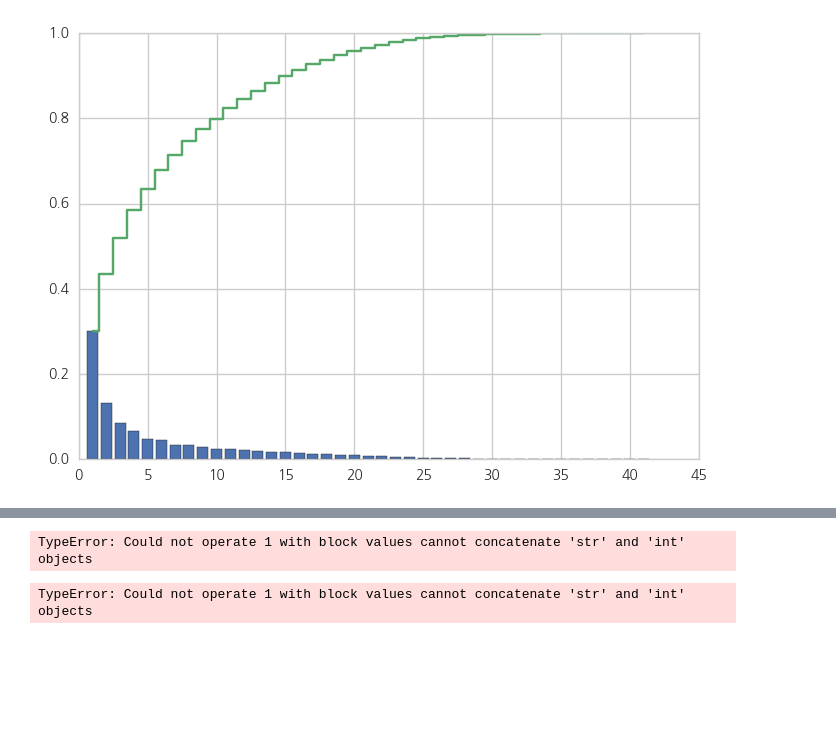
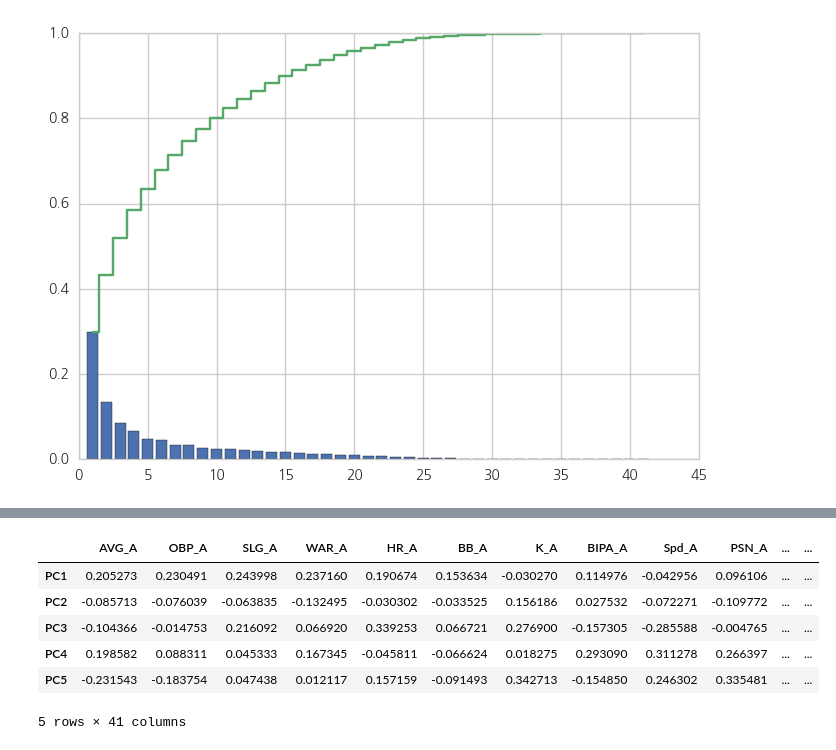
Before and after one commit to Wonheee/dss_team_project, a Jupyter notebook: Hitter_모델_PCA.ipynb, the cells around one changed output, grey strips where cells are left out. Cells and saved outputs as stored; diff of their text form; code cells hidden in the pictures; blank space fills up the shorter version.

```diff
--- a/Hitter_모델_PCA.ipynb
+++ b/Hitter_모델_PCA.ipynb
@@ -47,15 +71,24 @@ sum
 # %%
 X_pca = PCA(n_components=10)
-X_pca.fit_transform(dfX_hitter1)
 
-dfX_pca = pd.DataFrame(X_pca.fit_transform(dfX_hitter1))
+dfX_pca = pd.DataFrame(X_pca.fit_transform(dfX_hitter))
+dfy_pca = np.log(dfy_hitter.astype(float))
+
 dfX_pca.columns = ['PC1','PC2','PC3','PC4','PC5','PC6','PC7','PC8','PC9','PC10']
+dfX_pca.index = np.arange(1,len(dfX_pca)+1)
+dfy_pca.index = np.arange(1,len(dfy_hitter)+1)
 
-PCA_model = pd.concat([dfX_pca, np.log(pd.DataFrame(dfy_hitter)+1)],axis=1)
-PCA_model.columns = ['PC1','PC2','PC3','PC4','PC5','PC6','PC7','PC8','PC9','PC10','logSalary']
+PCA_data = pd.concat([dfX_pca, dfy_pca],axis=1)
+PCA_data.columns = ['PC1','PC2','PC3','PC4','PC5','PC6','PC7','PC8','PC9','PC10','Salary']
-# %% [output]
-TypeError: Could not operate 1 with block values cannot concatenate 'str' and 'int' objects
-# %%
-pd.DataFrame(dfy_hitter)+1
-# %% [output]
-TypeError: Could not operate 1 with block values cannot concatenate 'str' and 'int' objects
+# %%
+df_PCA = pd.DataFrame(X_pca.components_,columns=dfX_hitter.columns,index = ['PC1', 'PC2', 'PC3', 'PC4', 'PC5', 'PC6', 'PC7', 'PC8', 'PC9', 'PC10'])
+# %%
+df_PCA.head()
+# %% [output]
+|  | AVG_A | OBP_A | SLG_A | WAR_A | HR_A | BB_A | K_A | BIPA_A | Spd_A | PSN_A | ... | ... |
+| PC1 | 0.205273 | 0.230491 | 0.243998 | 0.237160 | 0.190674 | 0.153634 | -0.030270 | 0.114976 | -0.042956 | 0.096106 | ... | ... |
+| PC2 | -0.085713 | -0.076039 | -0.063835 | -0.132495 | -0.030302 | -0.033525 | 0.156186 | 0.027532 | -0.072271 | -0.109772 | ... | ... |
+| PC3 | -0.104366 | -0.014753 | 0.216092 | 0.066920 | 0.339253 | 0.066721 | 0.276900 | -0.157305 | -0.285588 | -0.004765 | ... | ... |
+| PC4 | 0.198582 | 0.088311 | 0.045333 | 0.167345 | -0.045811 | -0.066624 | 0.018275 | 0.293090 | 0.311278 | 0.266397 | ... | ... |
+| PC5 | -0.231543 | -0.183754 | 0.047438 | 0.012117 | 0.157159 | -0.091493 | 0.342713 | -0.154850 | 0.246302 | 0.335481 | ... | ... |
+5 rows × 41 columns
```
Also changed, not shown: parts of 33 cells of this notebook, 2 other files.
